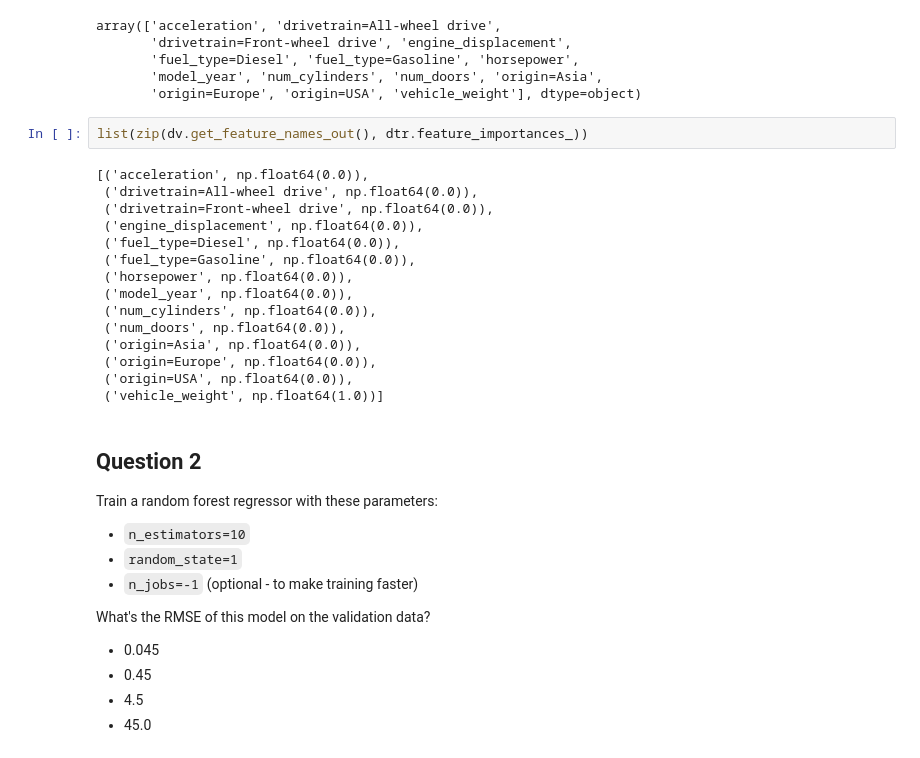
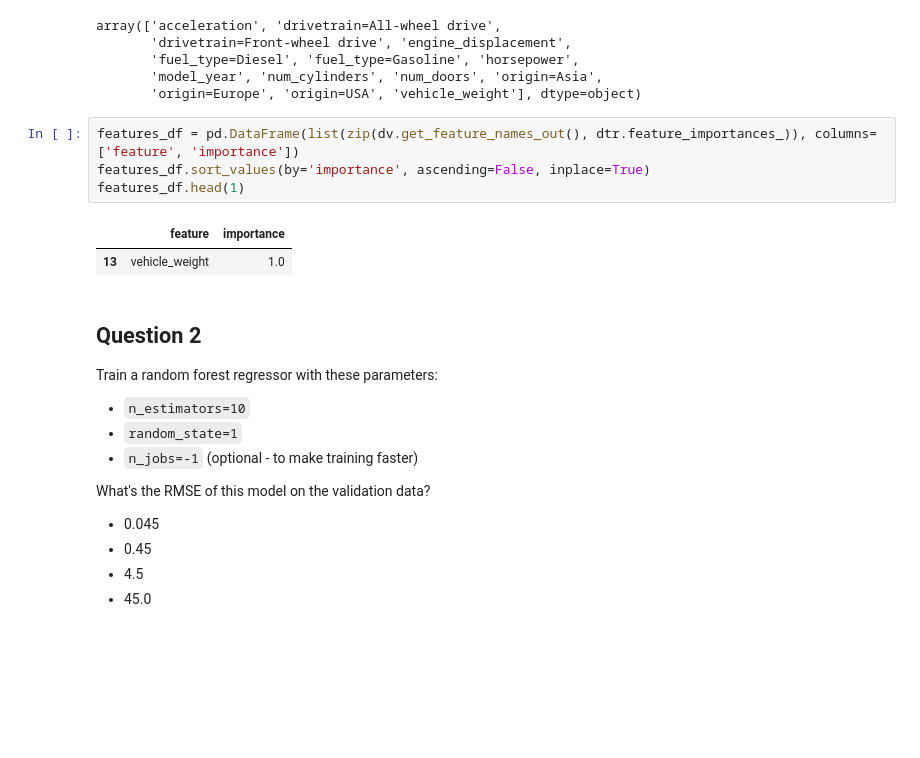
Before and after one commit to evvladimirov/machine-learning-zoomcamp-2025, a Jupyter notebook: 06-trees/homework_06_trees.ipynb, the cells around one changed output. Cells and saved outputs as stored; diff of their text form; blank space fills up the shorter version.

```diff
--- a/06-trees/homework_06_trees.ipynb
+++ b/06-trees/homework_06_trees.ipynb
@@ -104,22 +104,12 @@ array(['acceleration', 'drivetrain=All-wheel drive',
        'model_year', 'num_cylinders', 'num_doors', 'origin=Asia',
        'origin=Europe', 'origin=USA', 'vehicle_weight'], dtype=object)
 # %%
-list(zip(dv.get_feature_names_out(), dtr.feature_importances_))
+features_df = pd.DataFrame(list(zip(dv.get_feature_names_out(), dtr.feature_importances_)), columns=['feature', 'importance'])
+features_df.sort_values(by='importance', ascending=False, inplace=True)
+features_df.head(1)
 # %% [output]
-[('acceleration', np.float64(0.0)),
- ('drivetrain=All-wheel drive', np.float64(0.0)),
- ('drivetrain=Front-wheel drive', np.float64(0.0)),
- ('engine_displacement', np.float64(0.0)),
- ('fuel_type=Diesel', np.float64(0.0)),
- ('fuel_type=Gasoline', np.float64(0.0)),
- ('horsepower', np.float64(0.0)),
- ('model_year', np.float64(0.0)),
- ('num_cylinders', np.float64(0.0)),
- ('num_doors', np.float64(0.0)),
- ('origin=Asia', np.float64(0.0)),
- ('origin=Europe', np.float64(0.0)),
- ('origin=USA', np.float64(0.0)),
- ('vehicle_weight', np.float64(1.0))]
+|  | feature | importance |
+| 13 | vehicle_weight | 1.0 |
 # %% [markdown]
 ## Question 2
 
```
Also changed, not shown: parts of 7 cells of this notebook.
